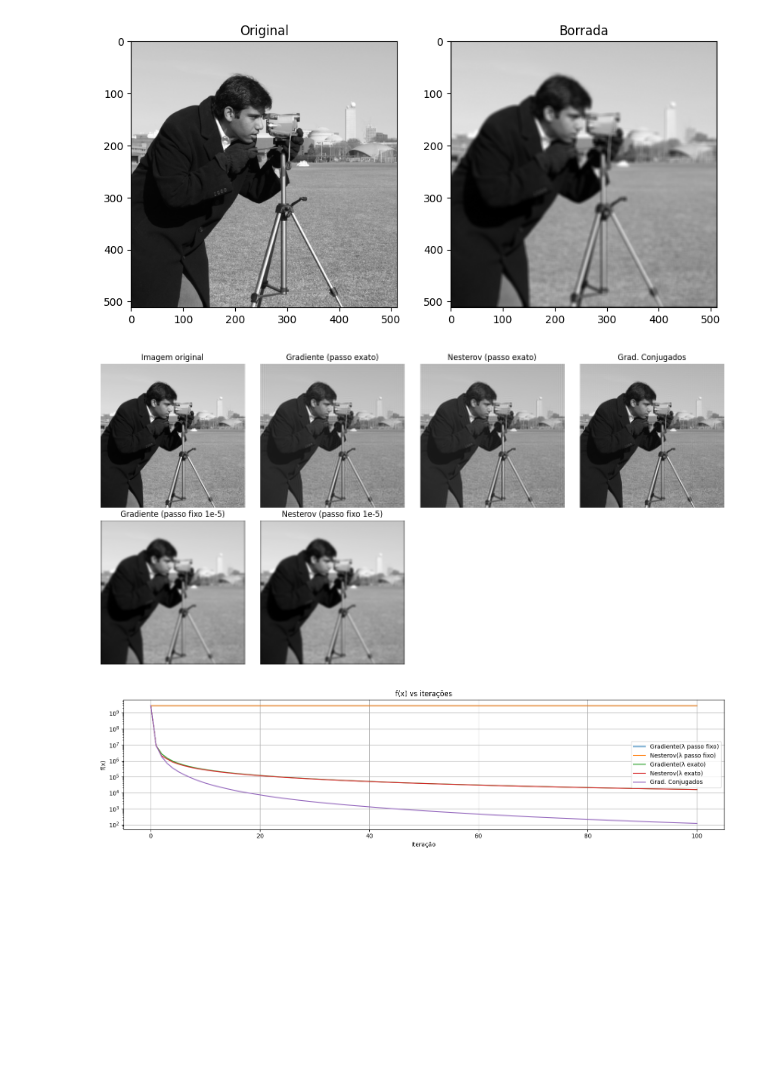
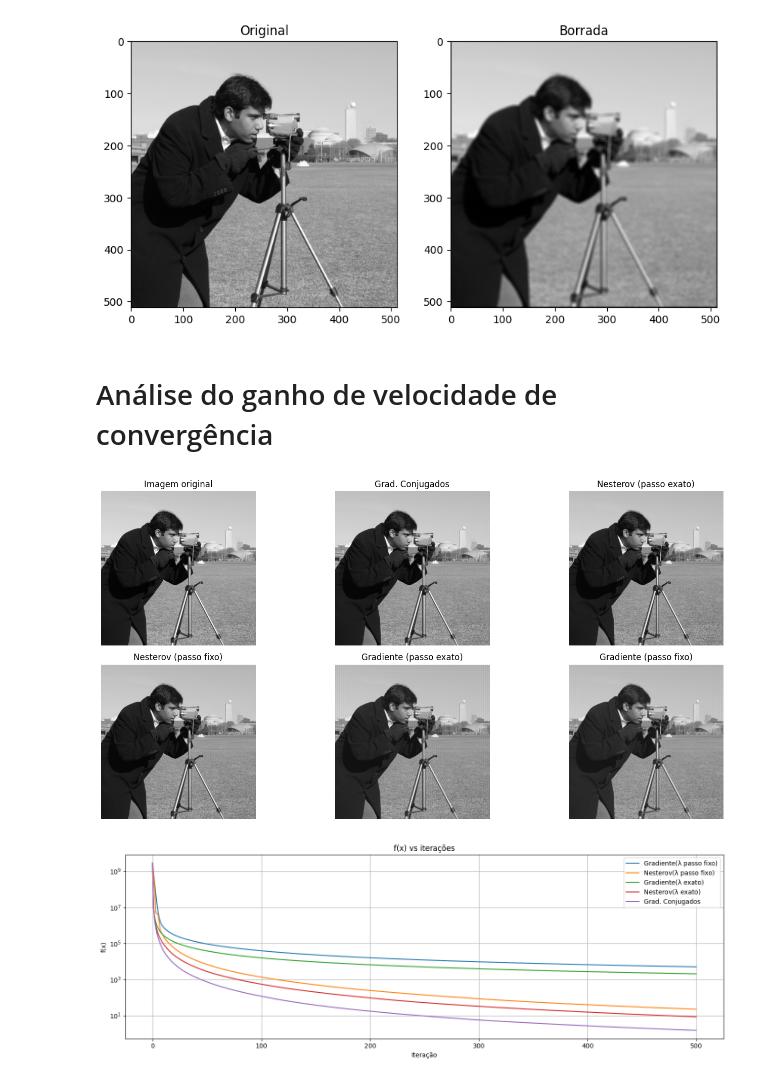
Before and after one commit to Vileno-C/image_reconstruction, a Jupyter notebook: skimage_test.ipynb, the cells around one changed output. Saved outputs shown, nothing was run; the diff lists cells and outputs as text; code cells hidden in the pictures; blank space fills up the shorter version.

```diff
--- a/skimage_test.ipynb
+++ b/skimage_test.ipynb
@@ -128,92 +145,101 @@ def conjugate_gradient(x0=None, iters=100):
 # %%
+#----------------------
 # Executar métodos
+#----------------------
 
 # Gradite passo fixo
-x_values_dg = descent_grad(Lambda=1e-5)
-reconstruction_dg_f = x_values_dg[-1]
-f_values_dg_f = [f(x) for x in x_values_dg]
+x_values_dg, time_iter_dg_f = descent_grad(Lambda=0.5, iters=500)
+time_dg_f = np.cumsum(time_iter_dg_f)
+reconstruction_dg_f = x_values_dg[-1] # Imagem resconstruída
+f_values_dg_f = [f(x) for x in x_values_dg] # Valores de f a cada iteração
 
-# Nesterov passo fixo
-x_values_n = nesterov(Lambda=1e-5)
+# # Nesterov passo fixo
+x_values_n, time_iter_n_f = nesterov(Lambda=0.5, iters=500)
+time_n_f = np.cumsum(time_iter_n_f)
 reconstruction_n_f = x_values_n[-1]
 f_values_n_f = [f(x) for x in x_values_n]
 
 # Gradite passo exato
-x_values_dg = descent_grad()
+x_values_dg, time_iter_dg_e = descent_grad(iters=500)
+time_dg_e = np.cumsum(time_iter_dg_e)
 reconstruction_dg_e = x_values_dg[-1]
 f_values_dg_e = [f(x) for x in x_values_dg]
 
 # Nesterov passo exato
-x_values_n = nesterov()
+x_values_n, time_iter_n_e = nesterov(iters=500)
+time_n_e = np.cumsum(time_iter_n_e)
 reconstruction_n_e = x_values_n[-1]
 f_values_n_e = [f(x) for x in x_values_n]
 
 # Gradientes conjugados
-x_values_cg = conjugate_gradient()
+x_values_cg, time_iter_cg = conjugate_grad(iters=500)
+time_cg = np.cumsum(time_iter_cg)
 reconstruction_cg = x_values_cg[-1]
 f_values_cg = [f(x) for x in x_values_cg]
+# %% [markdown]
+# Análise do ganho de velocidade de convergência
 # %%
 # ----------------------------
 # Visualização
 # ----------------------------
-plt.figure(figsize=(14, 7))
+plt.figure(figsize=(15, 7))
 
 # Imagem original
-plt.subplot(2, 4, 1)
+plt.subplot(2, 3, 1)
 plt.title("Imagem original")
 plt.imshow(image, cmap="gray")
 plt.axis("off")
 
 # Reconstrução - Gradientes Conjugados
-plt.subplot(2, 4, 4)
+plt.subplot(2, 3, 2)
 plt.title("Grad. Conjugados")
 plt.imshow(reconstruction_cg, cmap="gray")
 plt.axis("off")
 
 # Reconstrução - Gradiente passo exato
-plt.subplot(2, 4, 2)
+plt.subplot(2, 3, 5)
 plt.title("Gradiente (passo exato)")
 plt.imshow(reconstruction_dg_e, cmap="gray")
 plt.axis("off")
 
 # Reconstrução - Nesterov passo exato
-plt.subplot(2, 4, 3)
+plt.subplot(2, 3, 3)
 plt.title("Nesterov (passo exato)")
 plt.imshow(reconstruction_n_e, cmap="gray")
 plt.axis("off")
 
 # Reconstrução - Gradiente passo fixo
-plt.subplot(2, 4, 5)
-plt.title("Gradiente (passo fixo 1e-5)")
+plt.subplot(2, 3, 6)
+plt.title("Gradiente (passo fixo)")
 plt.imshow(reconstruction_dg_f, cmap="gray")
 plt.axis("off")
 
 # Reconstrução - Nesterov passo fixo
-plt.subplot(2, 4, 6)
-plt.title("Nesterov (passo fixo 1e-5)")
+plt.subplot(2, 3, 4)
+plt.title("Nesterov (passo fixo)")
 plt.imshow(reconstruction_n_f, cmap="gray")
 plt.axis("off")
 
 plt.tight_layout()
 plt.show()
 
 # ----------------------------
 # Plot das funções f(x)
 # ----------------------------
-plt.figure(figsize=(15, 4))
+plt.figure(figsize=(14, 5))
 plt.title("f(x) vs iterações")
 plt.plot(f_values_dg_f, label="Gradiente(λ passo fixo)")
 plt.plot(f_values_n_f, label="Nesterov(λ passo fixo)")
 plt.plot(f_values_dg_e, label="Gradiente(λ exato)")
 plt.plot(f_values_n_e, label="Nesterov(λ exato)")
 plt.plot(f_values_cg, label="Grad. Conjugados")
 plt.yscale("log")
 plt.xlabel("Iteração")
 plt.ylabel("f(x)")
 plt.legend()
 plt.grid(True)
 plt.tight_layout()
 plt.show()
 # %% [output]
-[figure, old version]
+[figure, new version]
-[figure, old version]
+[figure, new version]
```
Also changed, not shown: parts of 7 cells of this notebook.
